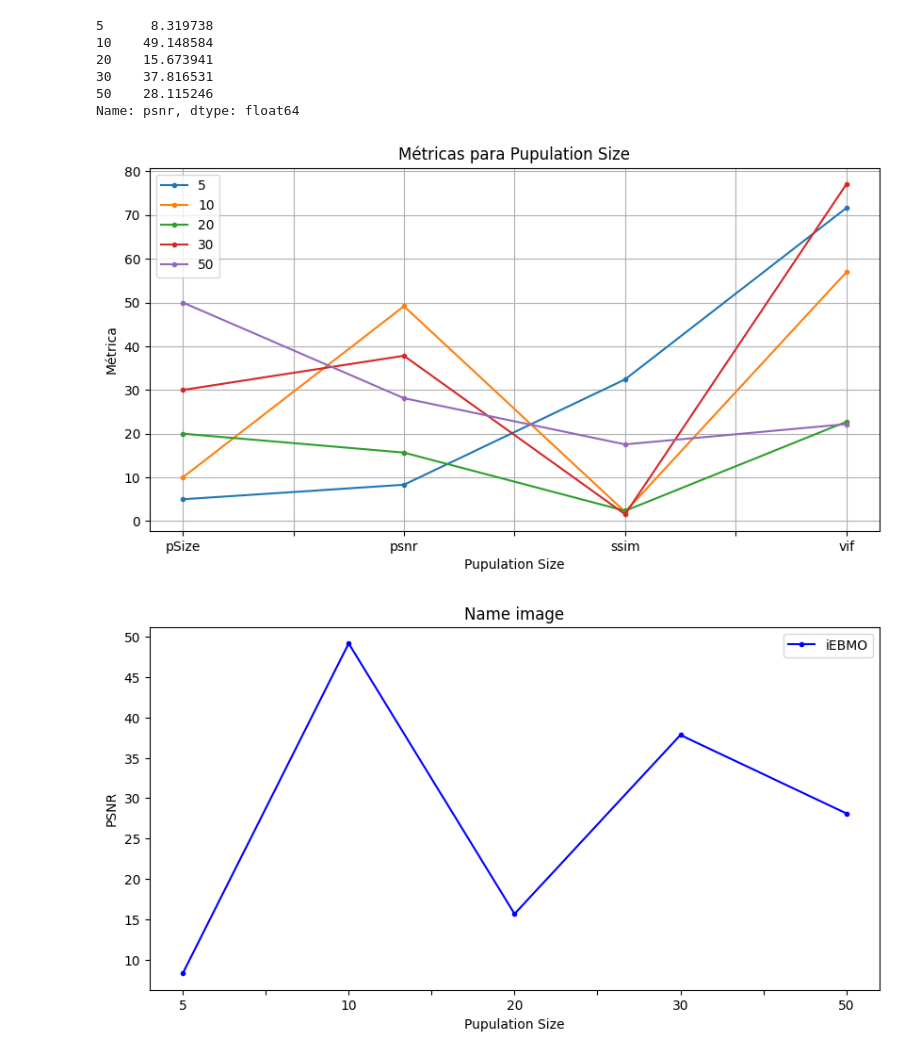
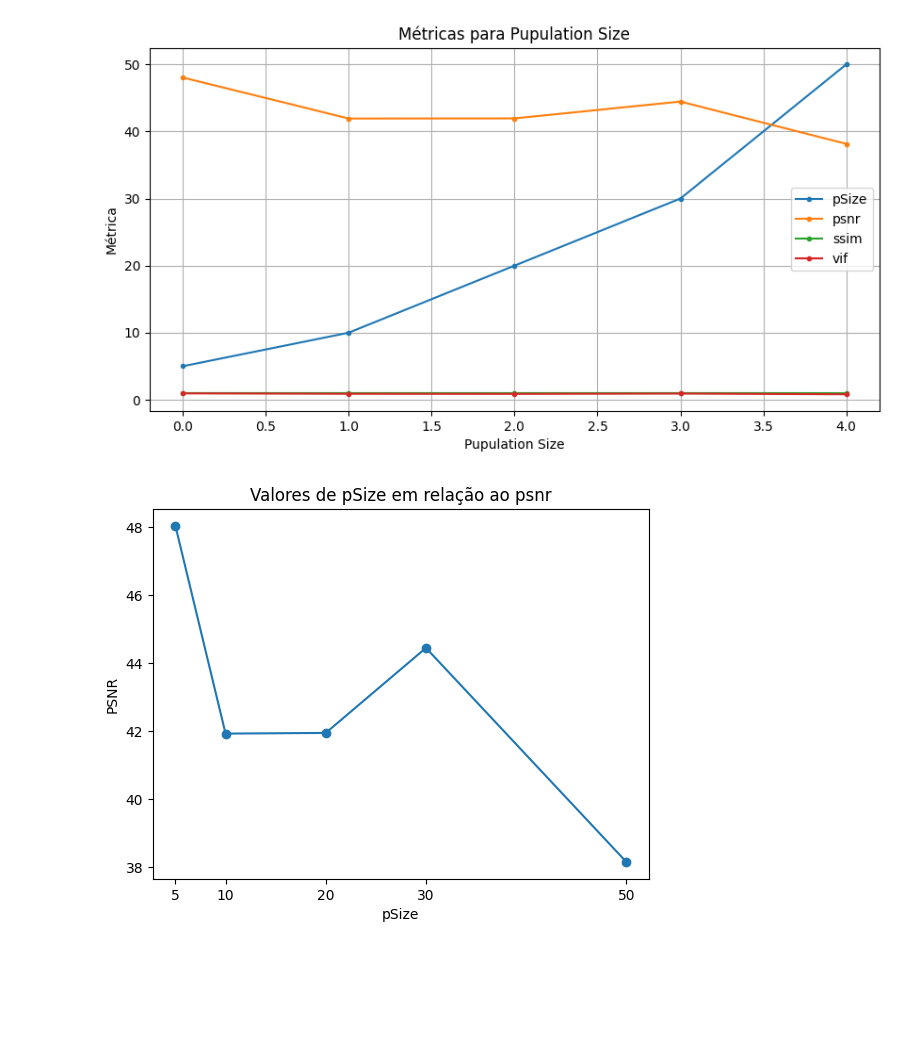
Before and after one commit to lucass235/Image_contrast_enhancement_algorithm, a Jupyter notebook: teste_csv.ipynb, the cells around one changed output. Drawn from its saved outputs; the diff is of its cells as text; code cells hidden in the pictures; blank space fills up the shorter version.

Commit message:
teste de graficos kodim01

```diff
--- a/teste_csv.ipynb
+++ b/teste_csv.ipynb
@@ -28,3 +25,11 @@ df = pd.DataFrame(metricas)
+# %%
+# Pegar dataset de um arquivo txt
+df = pd.read_csv('./metricas_txts/metricas_kodim01.png.txt', sep=',', header=None, names=['pSize', 'psnr', 'ssim', 'vif'])
+# %%
+# retirar as labels de cada coluna
+df = df.applymap(lambda x: x.split(': ')[1])
+# Arredondar os valores para 6 casas decimais
+df = df.applymap(lambda x: round(float(x), 6))
 # %%
 df.head(10)
 # %% [output]
@@ -64,33 +42,20 @@ df_2.head()
-# %%
-# mostrar somente os valores de PSNR
-df_2.loc['psnr']
-# %% [output]
-5      8.319738
-10    49.148584
-20    15.673941
-30    37.816531
-50    28.115246
-Name: psnr, dtype: float64
-# %%
-# Definindo 'pSize' como o índice
-df.set_index('pSize', inplace=True)
 # %%
 # plotar o gráfico
-df_2.plot(figsize=(10, 5), grid=True, style='.-')
+df.plot(figsize=(10, 5), grid=True, style='.-')
 plt.xlabel('Pupulation Size')
 plt.ylabel('Métrica')
 plt.title('Métricas para Pupulation Size')
 plt.show()
 # %% [output]
-[figure, old version]
+[figure, new version]
 # %%
 # plotar o gráfico somente do PSNR
 
-df_2.loc['psnr'].plot(figsize=(10, 5), style='.-', color='blue')
-plt.xlabel('Pupulation Size')
+plt.plot(df['pSize'], df['psnr'], 'o-')
+plt.xlabel('pSize')
 plt.ylabel('PSNR')
-plt.title('Name image')
-plt.legend(['iEBMO'])
+plt.title('Valores de pSize em relação ao psnr')
+plt.xticks([5, 10, 20, 30, 50])  # Definir os valores do eixo x
 plt.show()
 # %% [output]
-[figure, old version]
+[figure, new version]
```
Also changed, not shown: parts of 8 cells of this notebook, 6 other files.
